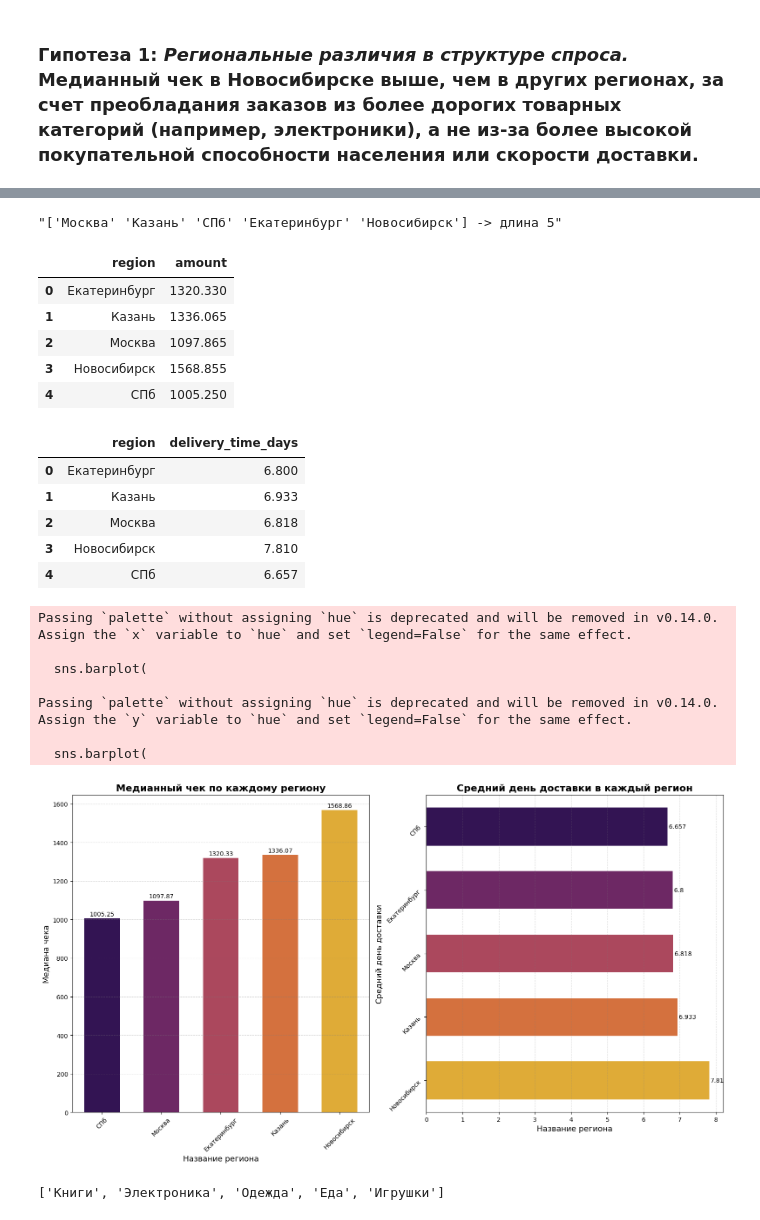
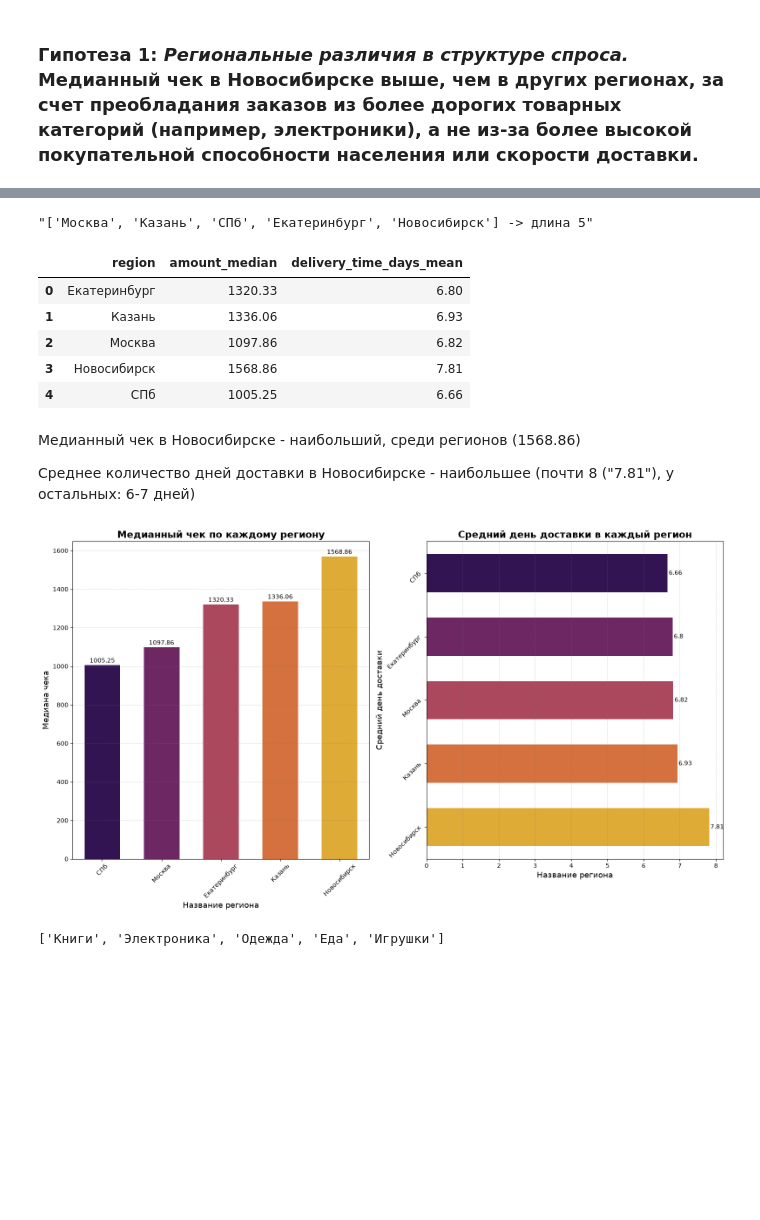
Before and after one commit to evg-code-sys/analysis_project, a Jupyter notebook: Analysis_internet_market.ipynb, the cells around one changed output, grey strips where cells are left out. Cells and saved outputs as stored; diff of their text form; code cells hidden in the pictures; blank space fills up the shorter version.

```diff
--- a/Analysis_internet_market.ipynb
+++ b/Analysis_internet_market.ipynb
@@ -101,7 +101,7 @@ null_customer_id = df[count_null_customer_id] # Строка с пустым з
 display(f'Количество строк с пустым значением customer_id: {count_null_customer_id.sum()}')
 display(null_customer_id)
 
-df.drop(index=null_customer_id.index, inplace=True) # Удалим строку, где customer_id = NaN
+df = df.drop(index=null_customer_id.index) # Удалим строку, где customer_id = NaN
 display(df.info()) # Проверим выполнение удаления
 display(df.head(10)) # Проверим целостность данных
 
@@ -252,24 +261,31 @@ display(Markdown(f'''На гистограмме наглядно видим р
 ### **Гипотеза 1: _Региональные различия в структуре спроса._** Медианный чек в Новосибирске выше, чем в других регионах, за счет преобладания заказов из более дорогих товарных категорий (например, электроники), а не из-за более высокой покупательной способности населения или скорости доставки.
 # %%
 display(df.head()) # Просмотрим текущий Df
-display(f'{df['region'].unique()} -> длина {len(df['region'].unique())}') # Просмотрим уникальные регионы
+display(f'{df['region'].unique().tolist()} -> длина {len(df['region'].unique())}') # Просмотрим уникальные регионы
 
-group_region_by_amount_median = df.groupby('region', as_index=False)['amount'].median()
-display(group_region_by_amount_median) # Видим, что большая медиана у Новосибирска - проверим дни доставки на регионах
-
-group_region_by_deliv_days_median = df.groupby('region', as_index=False)['delivery_time_days'].mean().round(3)
-display(group_region_by_deliv_days_median) # Видим что у Новосибирска средний день доставки - 7 (ближе к 8), в отличие от остальных около 6
-# Это говорит о том, что дни доставки не зависят от цены - потому что цена у Новосибирска самая большая, а также и день доставки самые большие!
+group_region_by_amount_median_and_mean_delivery = df.groupby('region', as_index=False).agg(
+    amount_median=('amount', 'median'),
+    delivery_time_days_mean=('delivery_time_days', 'mean')
+).round(2)
+display(group_region_by_amount_median_and_mean_delivery)
+'''
+Рассуждение:
+    1. Большая медиана у Новосибирска - проверим дни доставки на регионах;
+    2. У Новосибирска средний день доставки - 7 (ближе к 8), в отличие от остальных около 6;
+    3. Дни доставки не зависят от цены - потому что цена у Новосибирска самая большая, а также и день доставки самые большие!
+'''
 
 # Визуализация двух группировок по регионам
 fig, axs = plt.subplots(1, 2, figsize = (16, 9))
 
+# 1
 sns.barplot(
-    data=group_region_by_amount_median.sort_values(by='amount'), # Медианный чек
+    data=group_region_by_amount_median_and_mean_delivery.sort_values(by='amount_median'), # Медианный чек
     x='region',
-    y='amount',
+    y='amount_median',
+    hue='region',
+    palette='inferno',
     width=0.6,
-    palette='inferno',
     ax=axs[0]
 )
 
@@ -278,57 +294,55 @@ for data in axs[0].containers:
 
 axs[0].set_title('Медианный чек по каждому региону', fontsize=16, fontweight='bold')
 axs[0].set_xlabel('Название региона', fontsize=13)
 axs[0].set_ylabel('Медиана чека', fontsize=13)
 axs[0].grid(linestyle='--', axis='y', alpha=0.3, color='gray')
 axs[0].tick_params(axis='x', labelrotation=45)
 
-
+# 2
 sns.barplot(
-    data=group_region_by_deliv_days_median.sort_values(by='delivery_time_days'), # Средний день доставки\
-    x='delivery_time_days',
+    data=group_region_by_amount_median_and_mean_delivery.sort_values(by='delivery_time_days_mean'), # Средний день доставки\
+    x='delivery_time_days_mean',
     y='region',
+    hue='region',
+    palette='inferno',
     width=0.6,
-    palette='inferno',
     ax=axs[1]
 )
 
 for data in axs[1].containers:
     axs[1].bar_label(container=data, padding=2)
 
 axs[1].set_title('Средний день доставки в каждый регион', fontsize=16, fontweight='bold')
 axs[1].set_xlabel('Название региона', fontsize=13)
 axs[1].set_ylabel('Средний день доставки', fontsize=13)
 axs[1].grid(linestyle='--', axis='x', alpha=0.3, color='gray')
 axs[1].tick_params(axis='y', labelrotation=45)
 
 plt.tight_layout()
+
+display(Markdown(f'''
+Медианный чек в Новосибирске - наибольший, среди регионов ({group_region_by_amount_median_and_mean_delivery['amount_median'].max()})
+
+Среднее количество дней доставки в Новосибирске - наибольшее (почти 8 ("{group_region_by_amount_median_and_mean_delivery['delivery_time_days_mean'].max()}"), у остальных: 6-7 дней)
+'''))
 # %% [output]
 |  | order_id | customer_id | order_date | product_category | amount | discount | payment_method | ... |
 | 0 | ORD_0001 | CUST_052 | 2024-11-26 | Книги | 1285.94 | 10 | Наличные | ... |
 | 1 | ORD_0002 | CUST_015 | 2024-10-27 | Электроника | 678.46 | 0 | Наличные | ... |
 | 2 | ORD_0003 | CUST_072 | 2024-11-26 | Электроника | 1159.61 | 0 | Карта | ... |
 | 3 | ORD_0004 | CUST_061 | 2024-11-21 | Книги | 805.73 | 0 | Карта | ... |
 | 4 | ORD_0005 | CUST_021 | 2024-10-13 | Электроника | 1200.88 | 0 | Карта | ... |
-"['Москва' 'Казань' 'СПб' 'Екатеринбург' 'Новосибирск'] -> длина 5"
+"['Москва', 'Казань', 'СПб', 'Екатеринбург', 'Новосибирск'] -> длина 5"
-|  | region | amount |
-| 0 | Екатеринбург | 1320.330 |
-| 1 | Казань | 1336.065 |
-| 2 | Москва | 1097.865 |
-| 3 | Новосибирск | 1568.855 |
-| 4 | СПб | 1005.250 |
+|  | region | amount_median | delivery_time_days_mean |
+| 0 | Екатеринбург | 1320.33 | 6.80 |
+| 1 | Казань | 1336.06 | 6.93 |
+| 2 | Москва | 1097.86 | 6.82 |
+| 3 | Новосибирск | 1568.86 | 7.81 |
+| 4 | СПб | 1005.25 | 6.66 |
-|  | region | delivery_time_days |
-| 0 | Екатеринбург | 6.800 |
-| 1 | Казань | 6.933 |
-| 2 | Москва | 6.818 |
-| 3 | Новосибирск | 7.810 |
-| 4 | СПб | 6.657 |
-Passing `palette` without assigning `hue` is deprecated and will be removed in v0.14.0. Assign the `x` variable to `hue` and set `legend=False` for the same effect.
-
-  sns.barplot(
-
-Passing `palette` without assigning `hue` is deprecated and will be removed in v0.14.0. Assign the `y` variable to `hue` and set `legend=False` for the same effect.
-
-  sns.barplot(
+
+Медианный чек в Новосибирске - наибольший, среди регионов (1568.86)
+
+Среднее количество дней доставки в Новосибирске - наибольшее (почти 8 ("7.81"), у остальных: 6-7 дней)
 [figure]
 # %%
 # Мы подтвердили, что столбец delivery_time_days не способствует увеличению цены по городу Новосибирск -> подтверждение части гипотезы!
```
Also changed, not shown: parts of 11 cells of this notebook.
